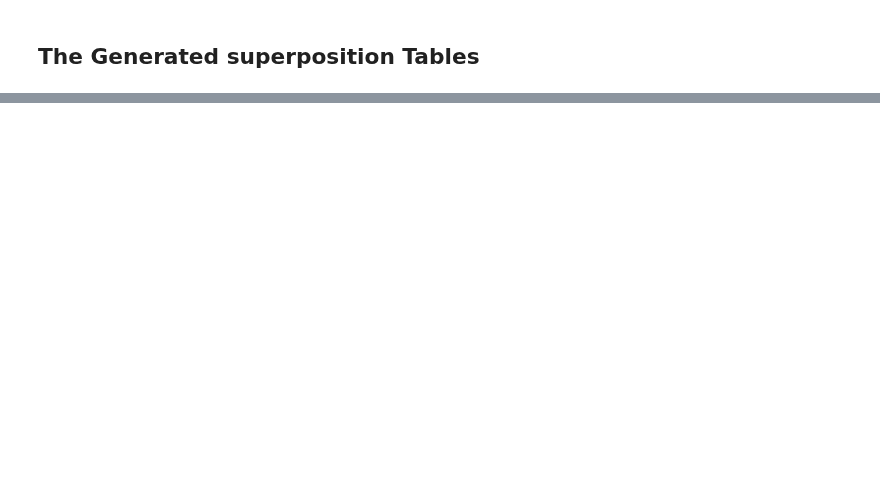
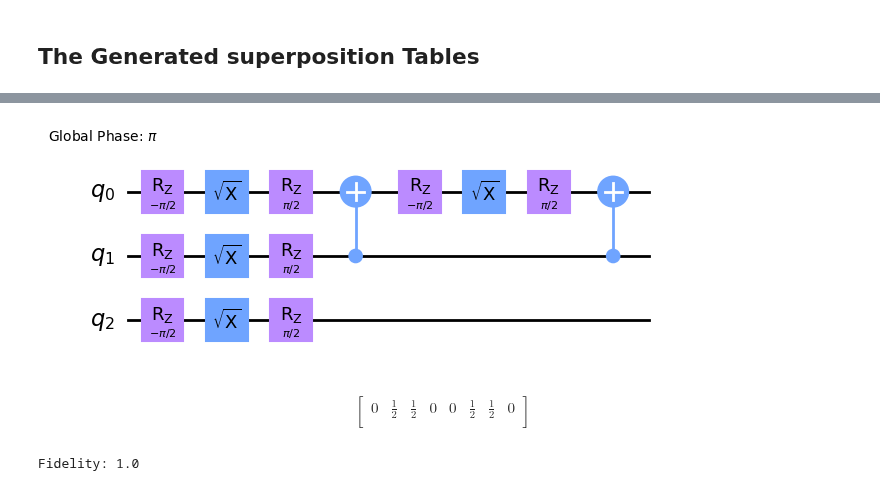
Before and after one commit to Mostafa-Atallah2020/func-qaoa-factorization, a Jupyter notebook: examples/Effective space for VQF clauses.ipynb, the cells around one changed output, grey strips where cells are left out. Saved outputs shown, nothing was run; the diff lists cells and outputs as text; code cells hidden in the pictures; blank space fills up the shorter version.

```diff
--- a/examples/Effective space for VQF clauses.ipynb
+++ b/examples/Effective space for VQF clauses.ipynb
@@ -114,0 +130,28 @@ best_table
+# %%
+from qiskit import transpile
+import pyzx as zx
+
+#basis = ['u3', 'cx']
+basis = ['cx', 'h', 'x', 'rz', 'sx']
+transpiled_qc = transpile(qc, basis_gates=basis, optimization_level=3)
+# Draw the transpiled circuit
+transpiled_qc.draw(output='mpl', interactive=True)
+# %% [output]
+[figure, added]
+# %%
+from src.circuit_tools import statevector
+output_state = statevector(qc)
+array_to_latex(output_state)
+# %% [output]
+$$
+\begin{bmatrix}
+0 & \frac{1}{2} & \frac{1}{2} & 0 & 0 & \frac{1}{2} & \frac{1}{2} & 0  \\
+ \end{bmatrix}
+$$
+# %%
+from qiskit.quantum_info import state_fidelity
+
+fid = state_fidelity(desired_state, output_state)
+print(f"Fidelity: {fid}")
+# %% [output]
+Fidelity: 1.0
```
Also changed, not shown: parts of 8 cells of this notebook.
